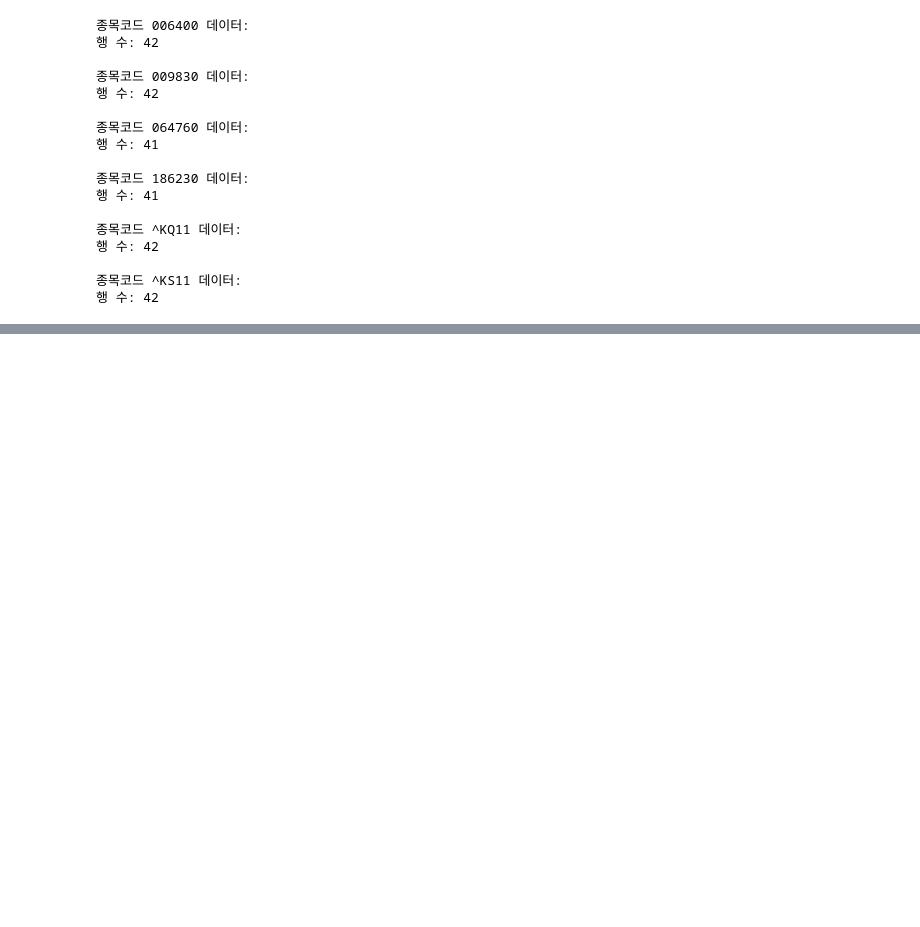
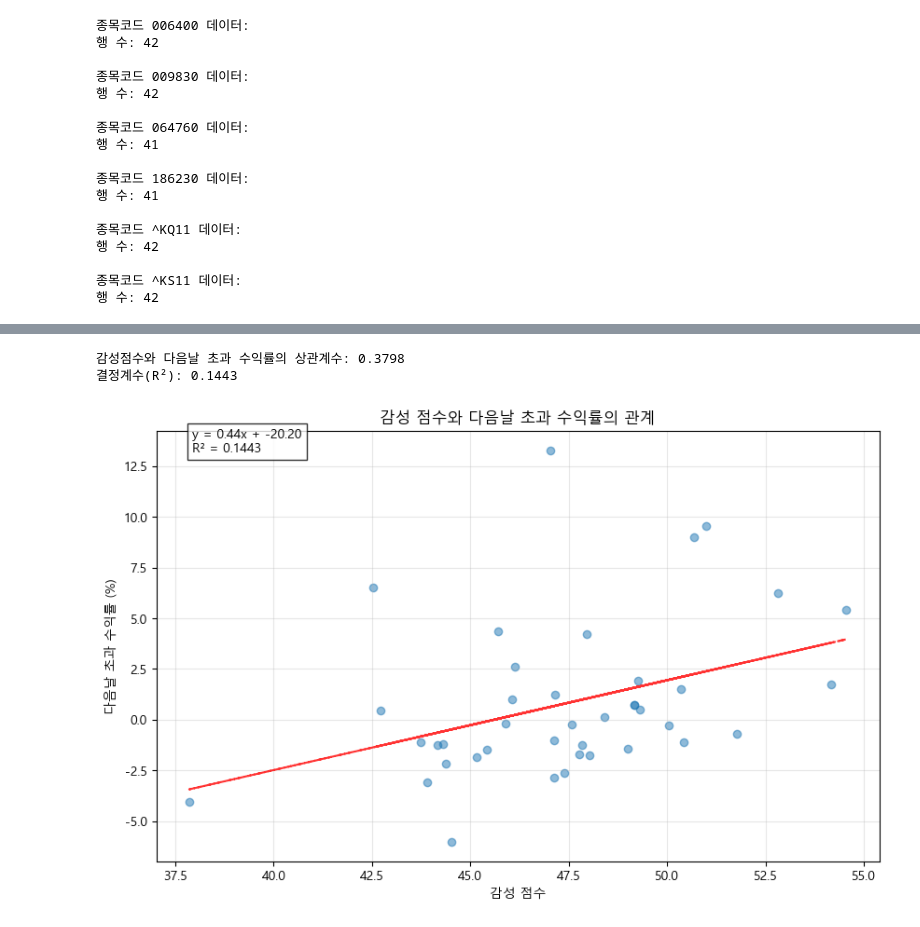
Before and after one commit to wizarddk95/data-collection-analysis, a Jupyter notebook: notebooks/eda.ipynb, the cells around one changed output, grey strips where cells are left out. Cells and saved outputs as stored; diff of their text form; code cells hidden in the pictures; blank space fills up the shorter version.

Commit message:
Update notebooks/eda.ipynb with initial data analysis

```diff
--- a/notebooks/eda.ipynb
+++ b/notebooks/eda.ipynb
@@ -87,0 +298,49 @@ df009830.head()
+# %%
+# KOSPI 지수 데이터 불러오기 (예시 - 실제로는 데이터 소스에 맞게 수정 필요)
+kospi_data = pd.read_csv('../data/stock_price_^KS11.csv')
+kospi_data['일자'] = pd.to_datetime(kospi_data['일자'])
+kospi_data = kospi_data.set_index('일자')['Close']
+
+# 주가지수 수익률 계산
+kospi_returns = kospi_data.pct_change() * 100
+
+# business_days에 KOSPI 수익률 추가
+business_days['kospi_return'] = business_days['일자'].map(lambda x: kospi_returns.get(x, np.nan))
+
+# 초과 수익률 계산 (종목 수익률 - KOSPI 수익률)
+business_days['excess_return'] = business_days['수익률'] - business_days['kospi_return']
+
+# 다음날 초과 수익률 계산
+business_days['next_day_excess_return'] = business_days['excess_return'].shift(-1)
+
+# 감성점수와 다음날 초과 수익률 간의 상관계수 및 결정계수 계산
+correlation_excess = business_days['sentiment_score'].corr(business_days['next_day_excess_return'])
+r_squared = correlation_excess ** 2
+
+print(f"감성점수와 다음날 초과 수익률의 상관계수: {correlation_excess:.4f}")
+print(f"결정계수(R²): {r_squared:.4f}")
+
+# 산점도 그리기
+plt.figure(figsize=(10, 6))
+plt.scatter(business_days['sentiment_score'], business_days['next_day_excess_return'], alpha=0.5)
+plt.xlabel('감성 점수')
+plt.ylabel('다음날 초과 수익률 (%)')
+plt.title('감성 점수와 다음날 초과 수익률의 관계')
+
+# 추세선 추가
+z = np.polyfit(business_days['sentiment_score'], business_days['next_day_excess_return'].fillna(0), 1)
+p = np.poly1d(z)
+plt.plot(business_days['sentiment_score'], p(business_days['sentiment_score']), "r--", alpha=0.8)
+
+# 회귀식과 결정계수 텍스트 추가
+equation = f'y = {z[0]:.2f}x + {z[1]:.2f}'
+r_squared_text = f'R² = {r_squared:.4f}'
+plt.text(0.05, 0.95, equation + '\n' + r_squared_text, transform=plt.gca().transAxes,
+         bbox=dict(facecolor='white', alpha=0.8))
+
+plt.grid(True, alpha=0.3)
+plt.show()
+# %% [output]
+감성점수와 다음날 초과 수익률의 상관계수: 0.3798
+결정계수(R²): 0.1443
+[figure, added]
```
Also changed, not shown: parts of 10 cells of this notebook.
